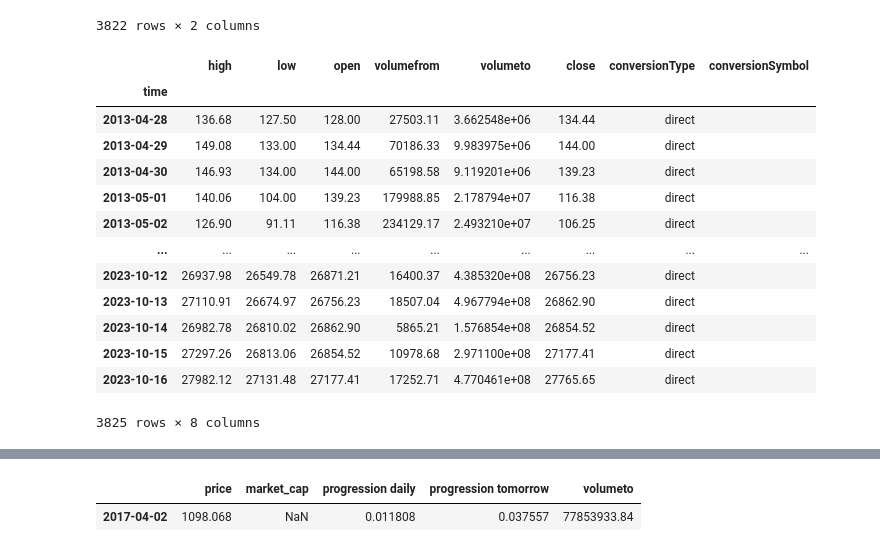
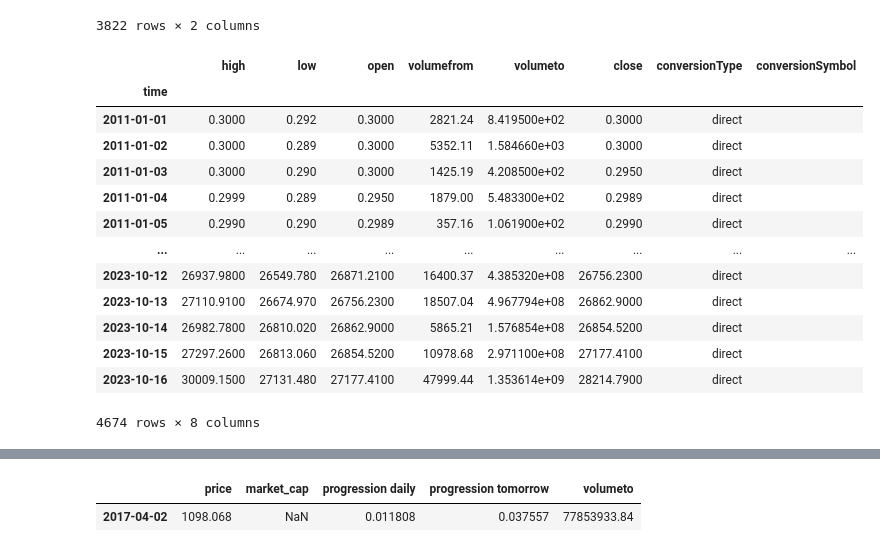
Before and after one commit to ThomasMeb/Alla2, a Jupyter notebook: data_mining.ipynb, the cells around one changed output, grey strips where cells are left out. Saved outputs shown, nothing was run; the diff lists cells and outputs as text; code cells hidden in the pictures.

```diff
--- a/data_mining.ipynb
+++ b/data_mining.ipynb
@@ -555,8 +555,8 @@ import time
 api_key = input("Please enter your CryptoCompare API key: ")
 
 # Convertit la date '28/04/2013' en timestamp UNIX
-start_date = '28/04/2013'
-start_timestamp = int(time.mktime(time.strptime(start_date, '%d/%m/%Y')))
+start_date = '01/01/2011 00:00:00'
+start_timestamp = int(time.mktime(time.strptime(start_date, '%d/%m/%Y %H:%M:%S')))
 
 # Timestamp pour aujourd'hui
 end_timestamp = int(time.time())
@@ -575,43 +575,43 @@ btc_data_full = pd.DataFrame()
 for i in range(total_requests):
     # Ajuste le paramètre toTs pour chaque requête
     toTs = end_timestamp - i * limit * 24 * 60 * 60
 
     # Construit l'URL de l'API
     url = f'https://min-api.cryptocompare.com/data/v2/histoday?fsym=BTC&tsym=USD&limit={limit}&toTs={toTs}&api_key={api_key}'
 
     # Fait la requête API
     response = requests.get(url)
     data = response.json()
 
     # Crée un DataFrame avec les données obtenues
     new_data = pd.DataFrame(data['Data']['Data'])
     new_data['time'] = pd.to_datetime(new_data['time'], unit='s')
     new_data.set_index('time', inplace=True)
 
     # Concaténe les nouveaux données avec les données existantes
     btc_data_full = pd.concat([new_data, btc_data_full])
 
 # Trie le DataFrame combiné par index (date)
 btc_data_full.sort_index(inplace=True)
 
 # Filtre les données pour n'inclure que celles depuis le 28/04/2013
 btc_data_full = btc_data_full[btc_data_full.index >= start_date]
 
 # Affiche le DataFrame
 btc_data_full
 # %% [output]
 |  | high | low | open | volumefrom | volumeto | close | conversionType | conversionSymbol |
 | time |  |  |  |  |  |  |  |  |
-| 2013-04-28 | 136.68 | 127.50 | 128.00 | 27503.11 | 3.662548e+06 | 134.44 | direct |  |
-| 2013-04-29 | 149.08 | 133.00 | 134.44 | 70186.33 | 9.983975e+06 | 144.00 | direct |  |
-| 2013-04-30 | 146.93 | 134.00 | 144.00 | 65198.58 | 9.119201e+06 | 139.23 | direct |  |
-| 2013-05-01 | 140.06 | 104.00 | 139.23 | 179988.85 | 2.178794e+07 | 116.38 | direct |  |
-| 2013-05-02 | 126.90 | 91.11 | 116.38 | 234129.17 | 2.493210e+07 | 106.25 | direct |  |
+| 2011-01-01 | 0.3000 | 0.292 | 0.3000 | 2821.24 | 8.419500e+02 | 0.3000 | direct |  |
+| 2011-01-02 | 0.3000 | 0.289 | 0.3000 | 5352.11 | 1.584660e+03 | 0.3000 | direct |  |
+| 2011-01-03 | 0.3000 | 0.290 | 0.3000 | 1425.19 | 4.208500e+02 | 0.2950 | direct |  |
+| 2011-01-04 | 0.2999 | 0.289 | 0.2950 | 1879.00 | 5.483300e+02 | 0.2989 | direct |  |
+| 2011-01-05 | 0.2990 | 0.290 | 0.2989 | 357.16 | 1.061900e+02 | 0.2990 | direct |  |
 | ... | ... | ... | ... | ... | ... | ... | ... | ... |
-| 2023-10-12 | 26937.98 | 26549.78 | 26871.21 | 16400.37 | 4.385320e+08 | 26756.23 | direct |  |
-| 2023-10-13 | 27110.91 | 26674.97 | 26756.23 | 18507.04 | 4.967794e+08 | 26862.90 | direct |  |
-| 2023-10-14 | 26982.78 | 26810.02 | 26862.90 | 5865.21 | 1.576854e+08 | 26854.52 | direct |  |
-| 2023-10-15 | 27297.26 | 26813.06 | 26854.52 | 10978.68 | 2.971100e+08 | 27177.41 | direct |  |
-| 2023-10-16 | 27982.12 | 27131.48 | 27177.41 | 17252.71 | 4.770461e+08 | 27765.65 | direct |  |
+| 2023-10-12 | 26937.9800 | 26549.780 | 26871.2100 | 16400.37 | 4.385320e+08 | 26756.2300 | direct |  |
+| 2023-10-13 | 27110.9100 | 26674.970 | 26756.2300 | 18507.04 | 4.967794e+08 | 26862.9000 | direct |  |
+| 2023-10-14 | 26982.7800 | 26810.020 | 26862.9000 | 5865.21 | 1.576854e+08 | 26854.5200 | direct |  |
+| 2023-10-15 | 27297.2600 | 26813.060 | 26854.5200 | 10978.68 | 2.971100e+08 | 27177.4100 | direct |  |
+| 2023-10-16 | 30009.1500 | 27131.480 | 27177.4100 | 47999.44 | 1.353614e+09 | 28214.7900 | direct |  |
-3825 rows × 8 columns
+4674 rows × 8 columns
 # %%
```
Also changed, not shown: parts of 32 cells of this notebook, 1 other file.
